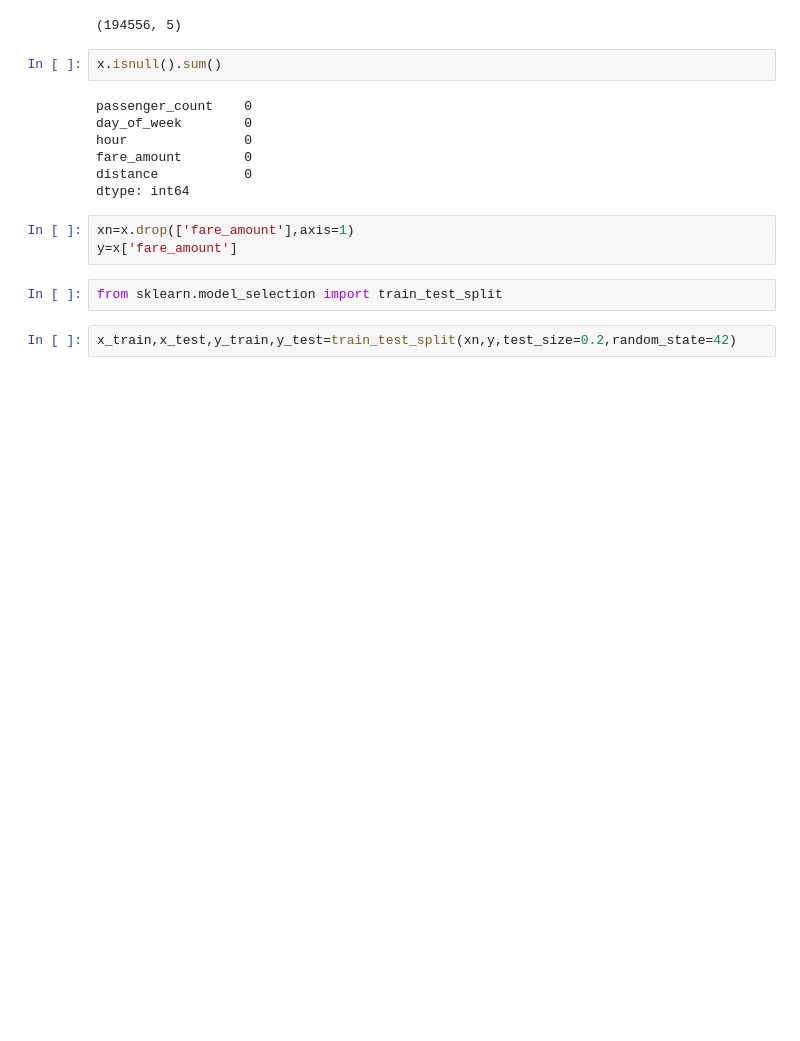
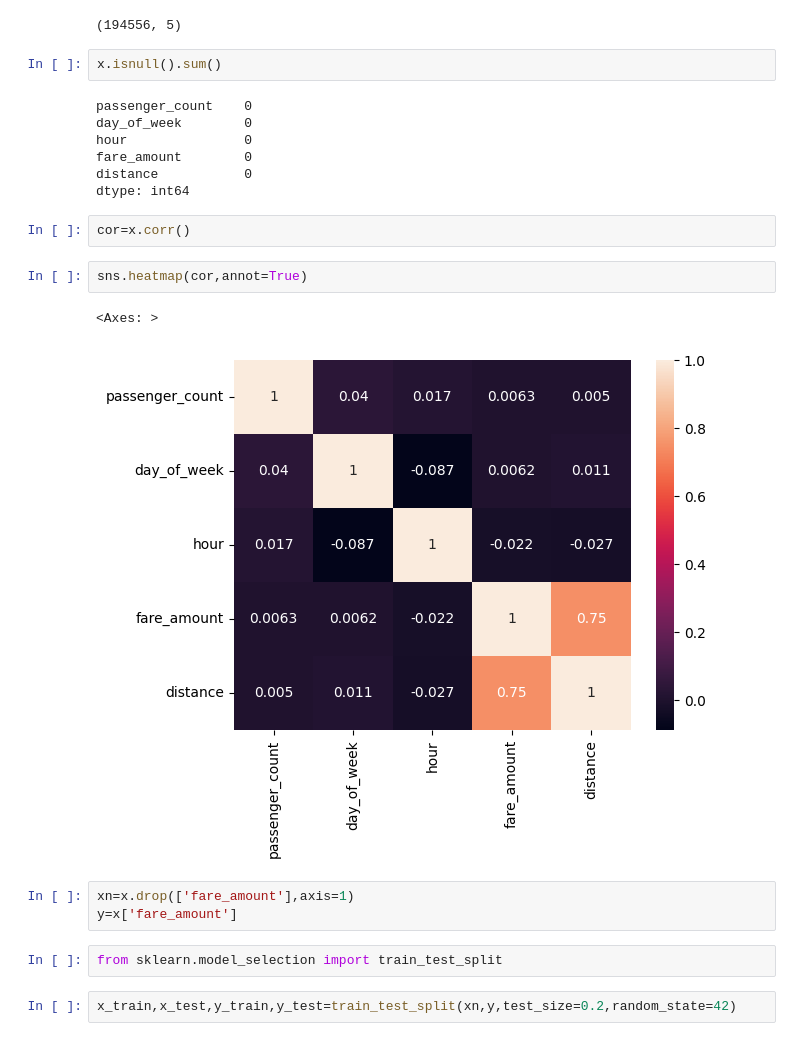
Before and after one commit to AbhinandanPatil02/BE_Assignments, a Jupyter notebook: ML/Assignment1.ipynb, the cells around one changed output. Saved outputs shown, nothing was run; the diff lists cells and outputs as text; blank space fills up the shorter version.

```diff
--- a/ML/Assignment1.ipynb
+++ b/ML/Assignment1.ipynb
@@ -107,6 +107,13 @@ hour               0
 fare_amount        0
 distance           0
 dtype: int64
+# %%
+cor=x.corr()
+# %%
+sns.heatmap(cor,annot=True)
+# %% [output]
+<Axes: >
+[figure, added]
 # %%
 xn=x.drop(['fare_amount'],axis=1)
 y=x['fare_amount']
```
Also changed, not shown: parts of 1 cell of this notebook.
